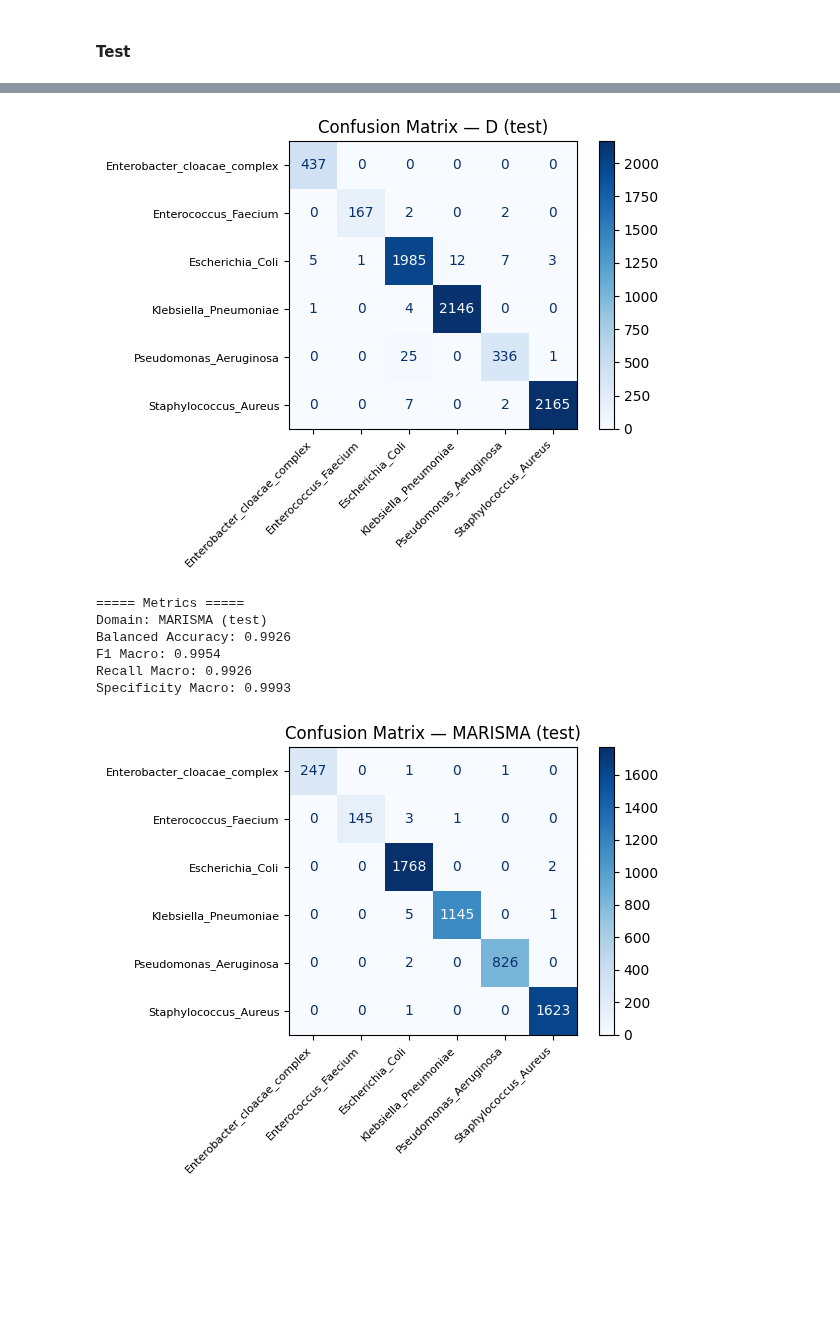
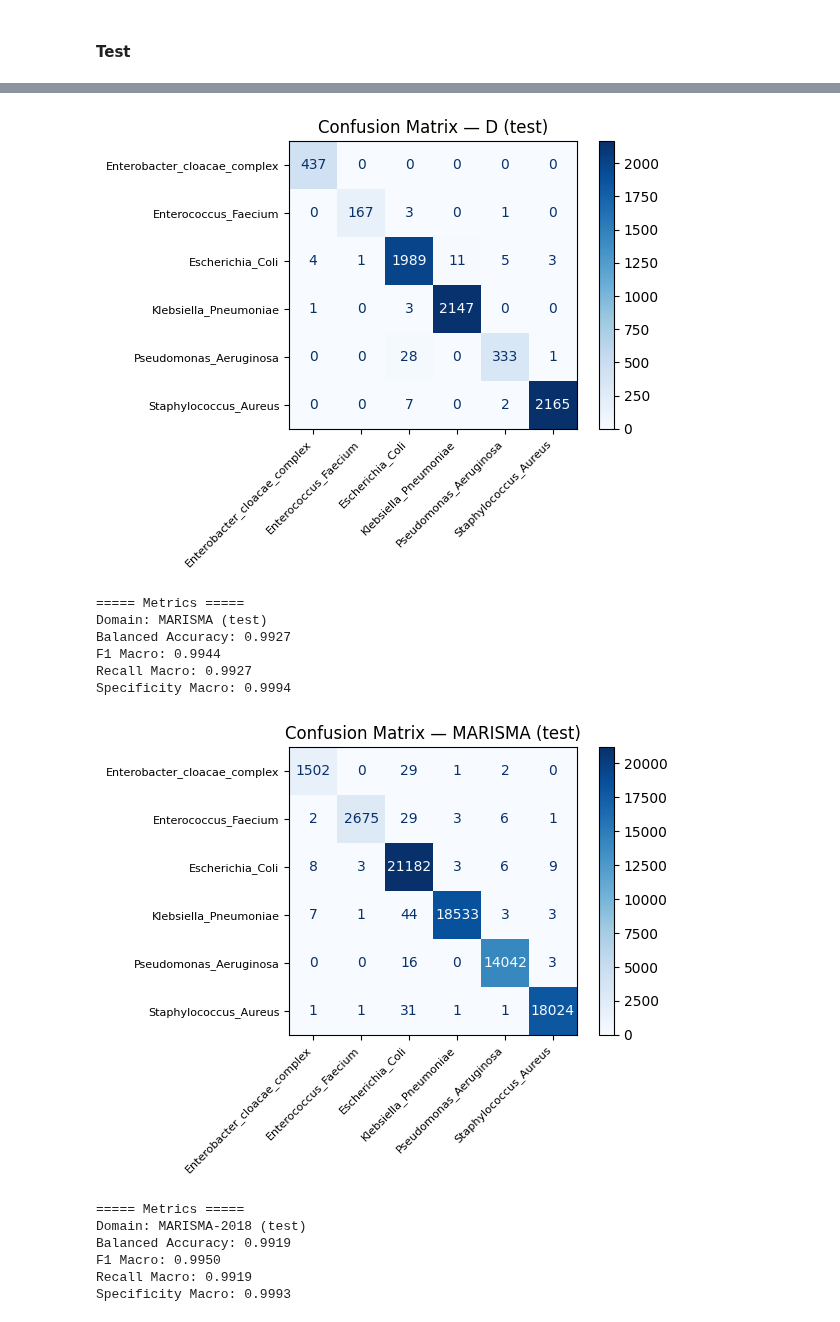
Before and after one commit to alexgaarciia/MALDIAlign, a Jupyter notebook: experiments/notebooks/cvae/baselines_rf_latent_space_cvae_species_prior.ipynb, the cells around one changed output, grey strips where cells are left out. Drawn from its saved outputs; the diff is of its cells as text; code cells hidden in the pictures; blank space fills up the shorter version.

```diff
--- a/experiments/notebooks/cvae/baselines_rf_latent_space_cvae_species_prior.ipynb
+++ b/experiments/notebooks/cvae/baselines_rf_latent_space_cvae_species_prior.ipynb
@@ -288,19 +288,23 @@ print("Latent space shape:", Z_all.shape)
 # Get latent representations
 mask_A = meta_all["hospital"] == "DRIAMS_A"
 mask_D = meta_all["hospital"] == "DRIAMS_D"
-mask_M = (meta_all["hospital"] == "MARISMA") & (meta_all["year"] == '2018')
+mask_M = meta_all["hospital"] == "MARISMA"
+mask_M2018 = (meta_all["hospital"] == "MARISMA") & (meta_all["year"] == '2018')
 
 Z_A = Z_all[mask_A]
 Z_D = Z_all[mask_D]
 Z_M = Z_all[mask_M]
+Z_M2018 = Z_all[mask_M2018]
 
 y_A = label_all[mask_A]
 y_D = label_all[mask_D]
 y_M = label_all[mask_M]
+y_M2018 = label_all[mask_M2018]
 
 print(f"Z_A: {Z_A.shape}")
 print(f"Z_D: {Z_D.shape}")
-print(f"Z_M: {Z_M.shape}")
+print(f"Z_M: {Z_D.shape}")
+print(f"Z_M2018: {Z_M2018.shape}")
 
 # Define train and test
 Z_train, y_train_z = Z_A, labelA
@@ -309,6 +313,9 @@ y_test_D = y_D
 
 Z_test_M = Z_M
 y_test_M = y_M
+
+Z_test_M2018 = Z_M2018
+y_test_M2018 = y_M2018
 # %% [output]
 Latent space shape: (111290, 64)
 Z_A: (27810, 64)
@@ -337,3 +325,12 @@ KeyboardInterrupt:
+# %%
+Z_train, Z_test, y_train_z, y_test_z = train_test_split(
+    Z_train,
+    y_train_z,
+    test_size=0.2,
+    stratify=y_train_z,
+    shuffle=True,
+    random_state=42
+)
 # %%
 rf_best = RandomForestClassifier(
     n_estimators=300,          # suficiente
@@ -353,13 +350,15 @@ RandomForestClassifier(class_weight='balanced_subsample', max_depth=30,
 # %% [markdown]
 #### Test
 # %%
-metrics_A = metrics_report(Z_train, y_train_z, rf_best, "A (train)")
+metrics_A = metrics_report(Z_test, y_test_z, rf_best, "A (test)")
 metrics_D = metrics_report(Z_test_D, y_test_D, rf_best, "D (test)")
 metrics_M = metrics_report(Z_test_M, y_test_M, rf_best, "MARISMA (test)")
+metrics_M2018 = metrics_report(Z_test_M2018, y_test_M2018, rf_best, "MARISMA-2018 (test)")
 
 print_metrics(metrics_A)
 print_metrics(metrics_D)
 print_metrics(metrics_M)
+print_metrics(metrics_M2018)
 # %% [output]
 ===== Metrics =====
 Domain: A (train)
@@ -376,9 +375,15 @@ Recall Macro: 0.9807
 Specificity Macro: 0.9979
 [figure]
 ===== Metrics =====
 Domain: MARISMA (test)
-Balanced Accuracy: 0.9926
-F1 Macro: 0.9954
-Recall Macro: 0.9926
-Specificity Macro: 0.9993
+Balanced Accuracy: 0.9927
+F1 Macro: 0.9944
+Recall Macro: 0.9927
+Specificity Macro: 0.9994
-[figure, old version]
+[figure, new version]
+===== Metrics =====
+Domain: MARISMA-2018 (test)
+Balanced Accuracy: 0.9919
+F1 Macro: 0.9950
+Recall Macro: 0.9919
+Specificity Macro: 0.9993
```
Also changed, not shown: parts of 4 cells of this notebook, 30 other files.
